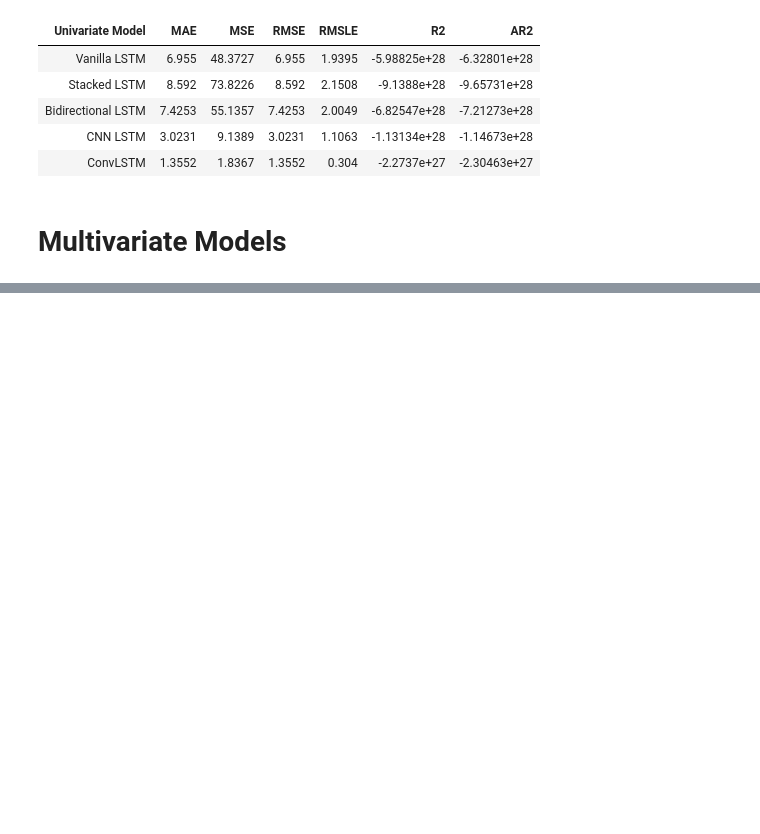
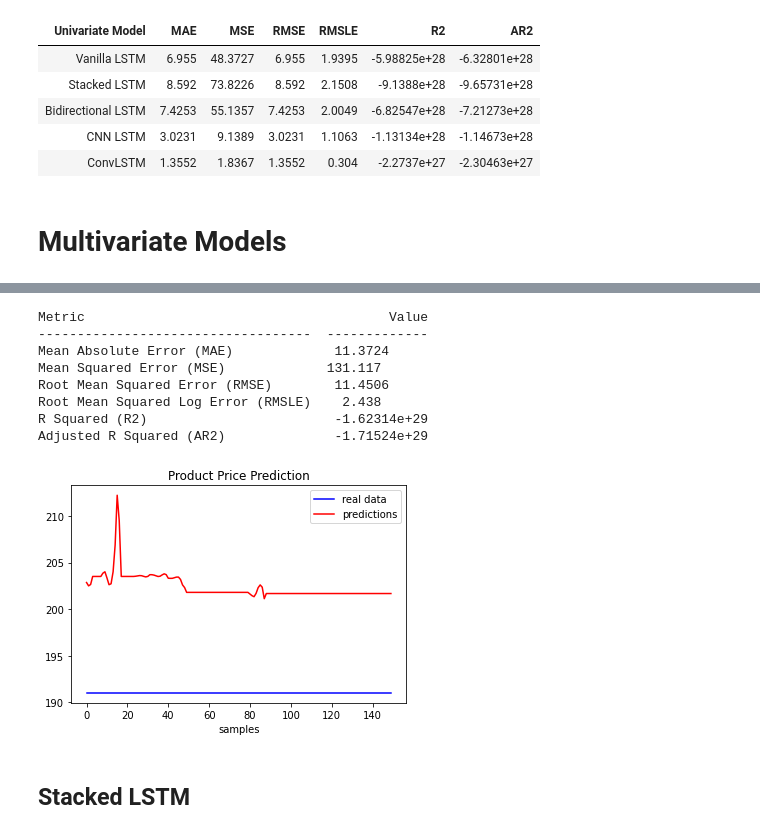
Before and after one commit to MarioCSilva/ProductPricesPrediction, a Jupyter notebook: read_files.ipynb, the cells around one changed output, grey strips where cells are left out. Cells and saved outputs as stored; diff of their text form; code cells hidden in the pictures; blank space fills up the shorter version.

Commit message:
multivariate study done

```diff
--- a/read_files.ipynb
+++ b/read_files.ipynb
@@ -584,0 +637,2 @@ IndexError: too many indices for array: array is 1-dimensional, but 2 were index
+# %%
+multivariate_results = []
@@ -584,0 +668,17 @@ IndexError: too many indices for array: array is 1-dimensional, but 2 were index
+# %%
+# evaluate the model predictions
+metrics = evaluate_pred(y_pred, y_test)
+metrics.insert(0, "Vanilla LSTM")
+multivariate_results.append(metrics)
+# %% [output]
+Metric                                       Value
+-----------------------------------  -------------
+Mean Absolute Error (MAE)             11.3724
+Mean Squared Error (MSE)             131.117
+Root Mean Squared Error (RMSE)        11.4506
+Root Mean Squared Log Error (RMSLE)    2.438
+R Squared (R2)                        -1.62314e+29
+Adjusted R Squared (AR2)              -1.71524e+29
+[figure, added]
+# %% [markdown]
+## Stacked LSTM
```
Also changed, not shown: parts of 38 cells of this notebook.
